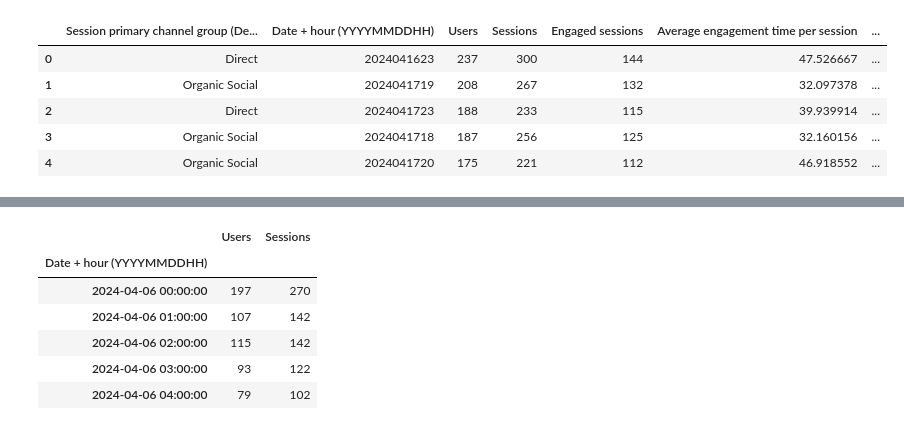
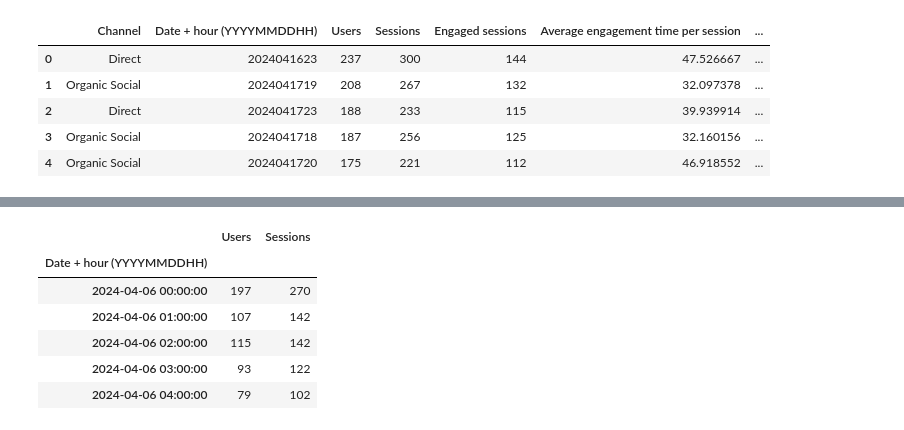
Before and after one commit to KrishKanojia/Data-Science-Practice, a Jupyter notebook: 2_Website_performance_analysis.ipynb, the cells around one changed output, grey strips where cells are left out. Cells and saved outputs as stored; diff of their text form; code cells hidden in the pictures.

```diff
--- a/2_Website_performance_analysis.ipynb
+++ b/2_Website_performance_analysis.ipynb
@@ -5,13 +5,14 @@ import pandas as pd
 # %%
 df = pd.read_csv('/content/drive/MyDrive/Data Science Practice Dataset/website-performance.csv', header=1)
 # or
 # new_header = data.iloc[0]  # grab the first row for the header
 # data = data[1:]  # take the data less the header row
 # data.columns = new_header  # set the header row as the df header
 # data.reset_index(drop=True, inplace=True)
+df.rename(columns={'Session primary channel group (Default channel group)': "Channel"}, inplace=True)
 df.head()
 # %% [output]
-|  | Session primary channel group (De... | Date + hour (YYYYMMDDHH) | Users | Sessions | Engaged sessions | Average engagement time per session | ... |
+|  | Channel | Date + hour (YYYYMMDDHH) | Users | Sessions | Engaged sessions | Average engagement time per session | ... |
 | 0 | Direct | 2024041623 | 237 | 300 | 144 | 47.526667 | ... |
 | 1 | Organic Social | 2024041719 | 208 | 267 | 132 | 32.097378 | ... |
 | 2 | Direct | 2024041723 | 188 | 233 | 115 | 39.939914 | ... |
```
Also changed, not shown: parts of 3 cells of this notebook.
